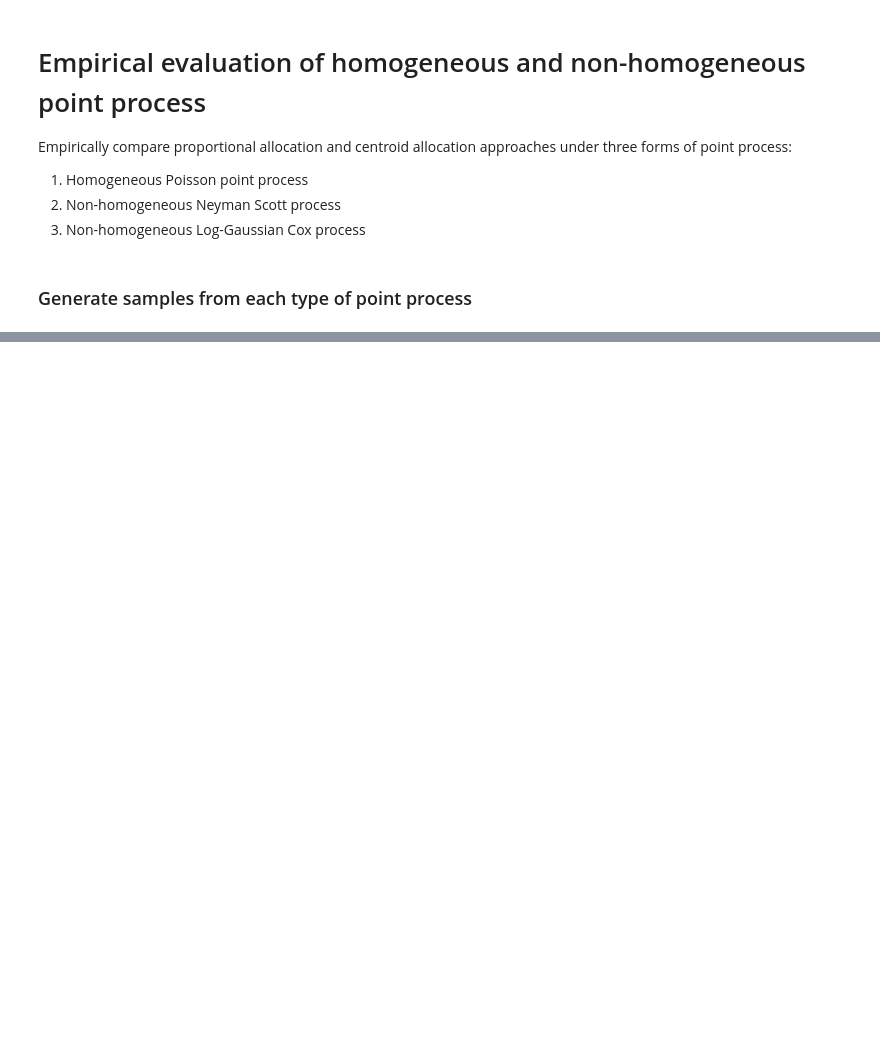
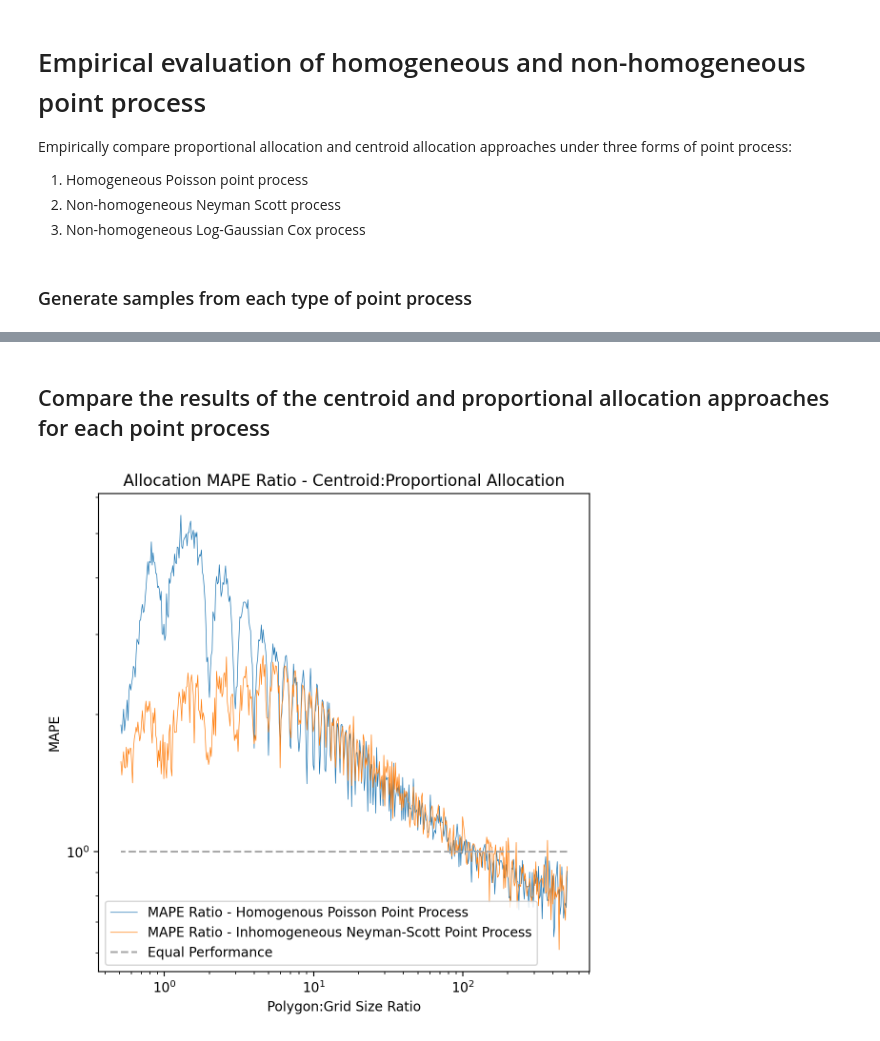
Before and after one commit to kylebradbury/proportional-allocation, a Jupyter notebook: two-d-simulation-experiments.ipynb, the cells around one changed output, grey strips where cells are left out. Cells and saved outputs as stored; diff of their text form; code cells hidden in the pictures; blank space fills up the shorter version.

```diff
--- a/two-d-simulation-experiments.ipynb
+++ b/two-d-simulation-experiments.ipynb
@@ -63,0 +110,19 @@ for key in sample_generator.keys():
+# %% [markdown]
+## Compare the results of the centroid and proportional allocation approaches for each point process
+# %%
+trials = 500
+x_range = (-1,2)
+y_range = (-1,2)
+point_process_poisson = sample_generator['poisson']
+point_process_neyman = sample_generator['neyman-scott']
+# point_process_lgcp = sample_generator['lgcp']
+results_poisson = run_simulation_random_polygon_placement_and_grid_origin_2d(rate, x_range, y_range, trials, dg, dp, point_process_poisson)
+results_neyman = run_simulation_random_polygon_placement_and_grid_origin_2d(rate, x_range, y_range, trials, dg, dp, point_process_neyman)
+# results_lgcp = run_simulation_random_polygon_placement_and_grid_origin_2d(rate, x_range, y_range, trials, dg, dp, point_process_lgcp)
+results = [results_poisson, results_neyman]
+names = ['Homogenous Poisson Point Process', 'Inhomogeneous Neyman-Scott Point Process']
+# results = [results_poisson, results_neyman, results_lgcp]
+# names = ['Homogenous Poisson Point Process', 'Inhomogeneous Neyman-Scott Point Process', 'Inhomogeneous Log-Gaussian Cox Point Process']
+plot_simulation_error_ratios_multiple(dg, dp, results, names)
+# %% [output]
+[figure, added]
```
Also changed, not shown: parts of 8 cells of this notebook, 4 other files.
